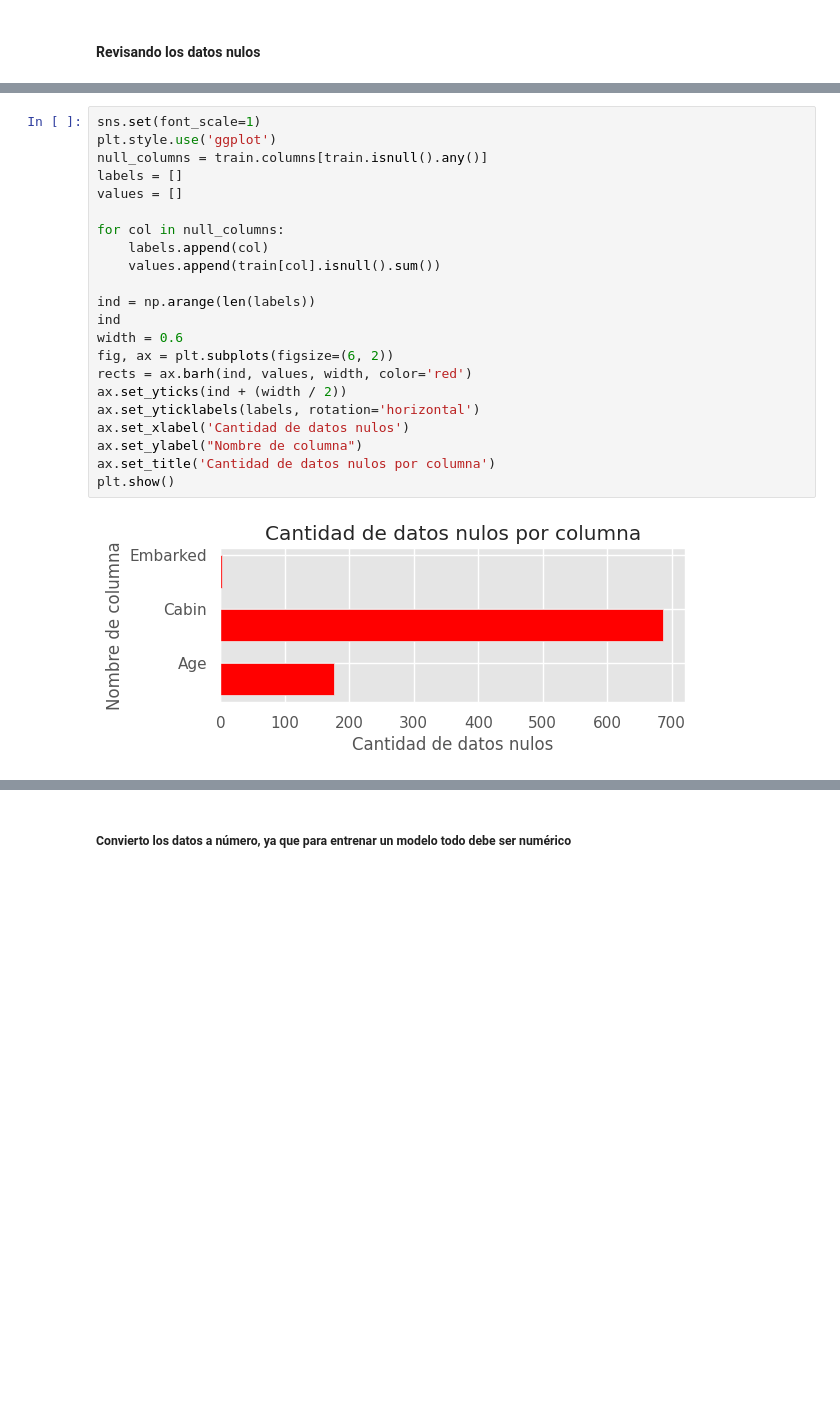
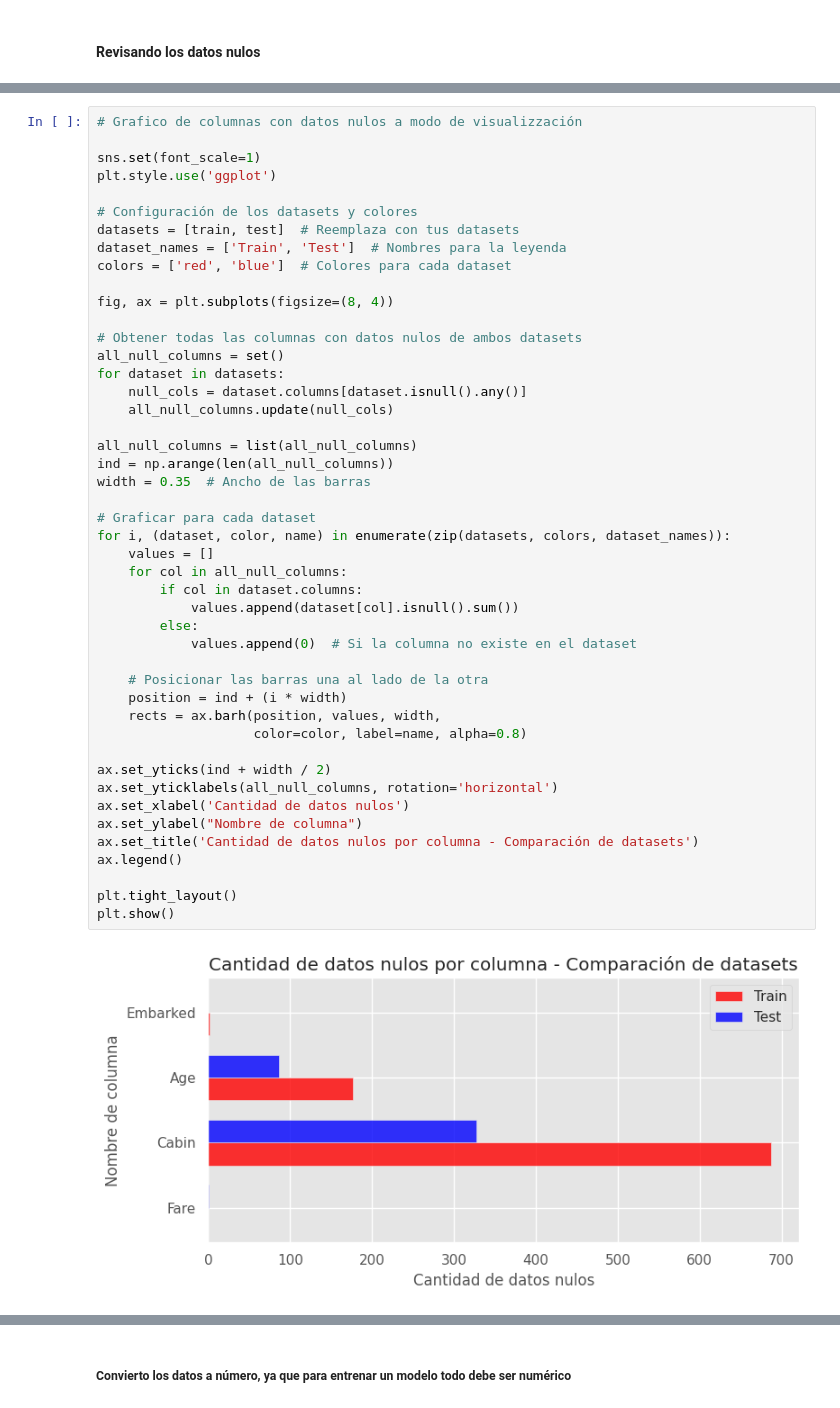
Before and after one commit to joluva/machinelearning, a Jupyter notebook: API_2_Vasquez_Jorge_Luis.ipynb, the cells around one changed output, grey strips where cells are left out. Saved outputs shown, nothing was run; the diff lists cells and outputs as text; blank space fills up the shorter version.

```diff
--- a/API_2_Vasquez_Jorge_Luis.ipynb
+++ b/API_2_Vasquez_Jorge_Luis.ipynb
@@ -187,24 +187,48 @@ Porsentaje de datos nulos en la variable Cabin: 78.22966507177034 %
 # %%
+# Grafico de columnas con datos nulos a modo de visualizzación
+
 sns.set(font_scale=1)
 plt.style.use('ggplot')
-null_columns = train.columns[train.isnull().any()]
-labels = []
-values = []
 
-for col in null_columns:
-    labels.append(col)
-    values.append(train[col].isnull().sum())
+# Configuración de los datasets y colores
+datasets = [train, test]  # Reemplaza con tus datasets
+dataset_names = ['Train', 'Test']  # Nombres para la leyenda
+colors = ['red', 'blue']  # Colores para cada dataset
 
-ind = np.arange(len(labels))
-ind
-width = 0.6
-fig, ax = plt.subplots(figsize=(6, 2))
-rects = ax.barh(ind, values, width, color='red')
-ax.set_yticks(ind + (width / 2))
-ax.set_yticklabels(labels, rotation='horizontal')
+fig, ax = plt.subplots(figsize=(8, 4))
+
+# Obtener todas las columnas con datos nulos de ambos datasets
+all_null_columns = set()
+for dataset in datasets:
+    null_cols = dataset.columns[dataset.isnull().any()]
+    all_null_columns.update(null_cols)
+
+all_null_columns = list(all_null_columns)
+ind = np.arange(len(all_null_columns))
+width = 0.35  # Ancho de las barras
+
+# Graficar para cada dataset
+for i, (dataset, color, name) in enumerate(zip(datasets, colors, dataset_names)):
+    values = []
+    for col in all_null_columns:
+        if col in dataset.columns:
+            values.append(dataset[col].isnull().sum())
+        else:
+            values.append(0)  # Si la columna no existe en el dataset
+
+    # Posicionar las barras una al lado de la otra
+    position = ind + (i * width)
+    rects = ax.barh(position, values, width,
+                    color=color, label=name, alpha=0.8)
+
+ax.set_yticks(ind + width / 2)
+ax.set_yticklabels(all_null_columns, rotation='horizontal')
 ax.set_xlabel('Cantidad de datos nulos')
 ax.set_ylabel("Nombre de columna")
-ax.set_title('Cantidad de datos nulos por columna')
+ax.set_title('Cantidad de datos nulos por columna - Comparación de datasets')
+ax.legend()
+
+plt.tight_layout()
 plt.show()
 # %% [output]
-[figure, old version]
+[figure, new version]
```
Also changed, not shown: parts of 13 cells of this notebook.
